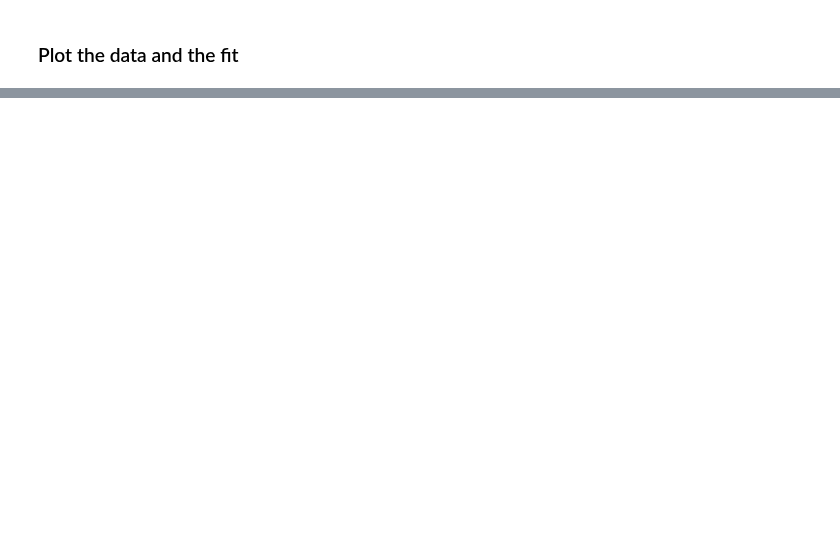
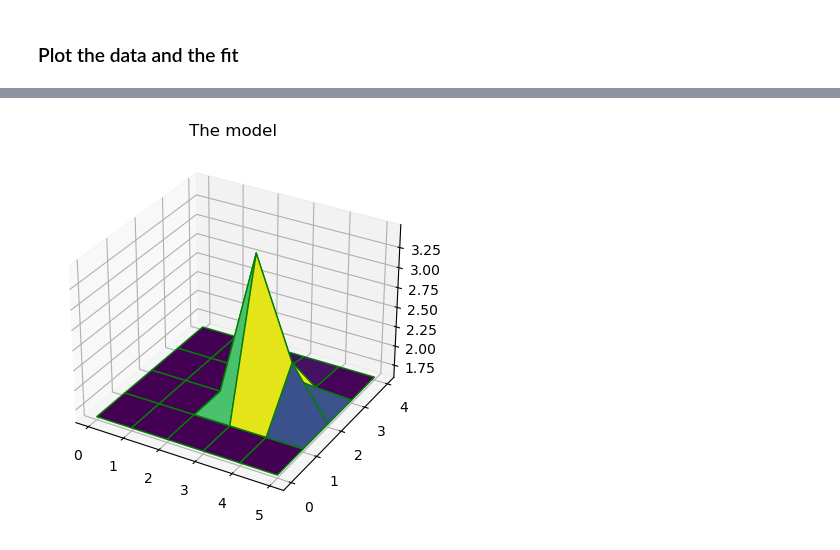
Before and after one commit to brianhill/transient-astronomy, a Jupyter notebook: dev/SimplestParameterEstimation.ipynb, the cells around one changed output, grey strips where cells are left out. Drawn from its saved outputs; the diff is of its cells as text; code cells hidden in the pictures; blank space fills up the shorter version.

Commit message:
Made model two-dimensional.

```diff
--- a/dev/SimplestParameterEstimation.ipynb
+++ b/dev/SimplestParameterEstimation.ipynb
@@ -17,7 +18,7 @@ def make_model(background, spike_position, spike_flux):
         distance_x = abs(i - spike_position[0])
         distance_y = abs(j - spike_position[1])
         height = 0.0
-        if distancex < 1.0 and distance_y < 1.0:
+        if distance_x < 1.0 and distance_y < 1.0:
             height = (1 - distance_x) * (1 - distance_y) * spike_flux
         return background + height
     return f
@@ -50,11 +61,11 @@ x0 = (background0, spike_position0, spike_flux0)
 result = minimize(objective_function, x0=x0, args=(data,)).x
 # %%
 background = result[0]
-spike_position = result[1]
-spike_flux = result[2]
+spike_position = (result[1], result[2])
+spike_flux = result[3]
 
 model = make_model(background, spike_position, spike_flux)
-values = [model(i) for i in positions]
+values = [[model(i, j) for i in x_positions] for j in y_positions]
 # %% [markdown]
 ### Plot the data and the fit
 # %%
@@ -67,0 +93,15 @@ plt.plot(positions, data, positions, values)
+# %%
+z = np.array(values)
+
+fig = plt.figure()
+
+# syntax for 3-D plotting
+ax = plt.axes(projection='3d')
+
+# syntax for plotting
+ax.plot_surface(x, y, z, cmap='viridis',\
+                edgecolor='green')
+ax.set_title('The model')
+plt.show()
+# %% [output]
+[figure, added]
```
Also changed, not shown: parts of 6 cells of this notebook.
